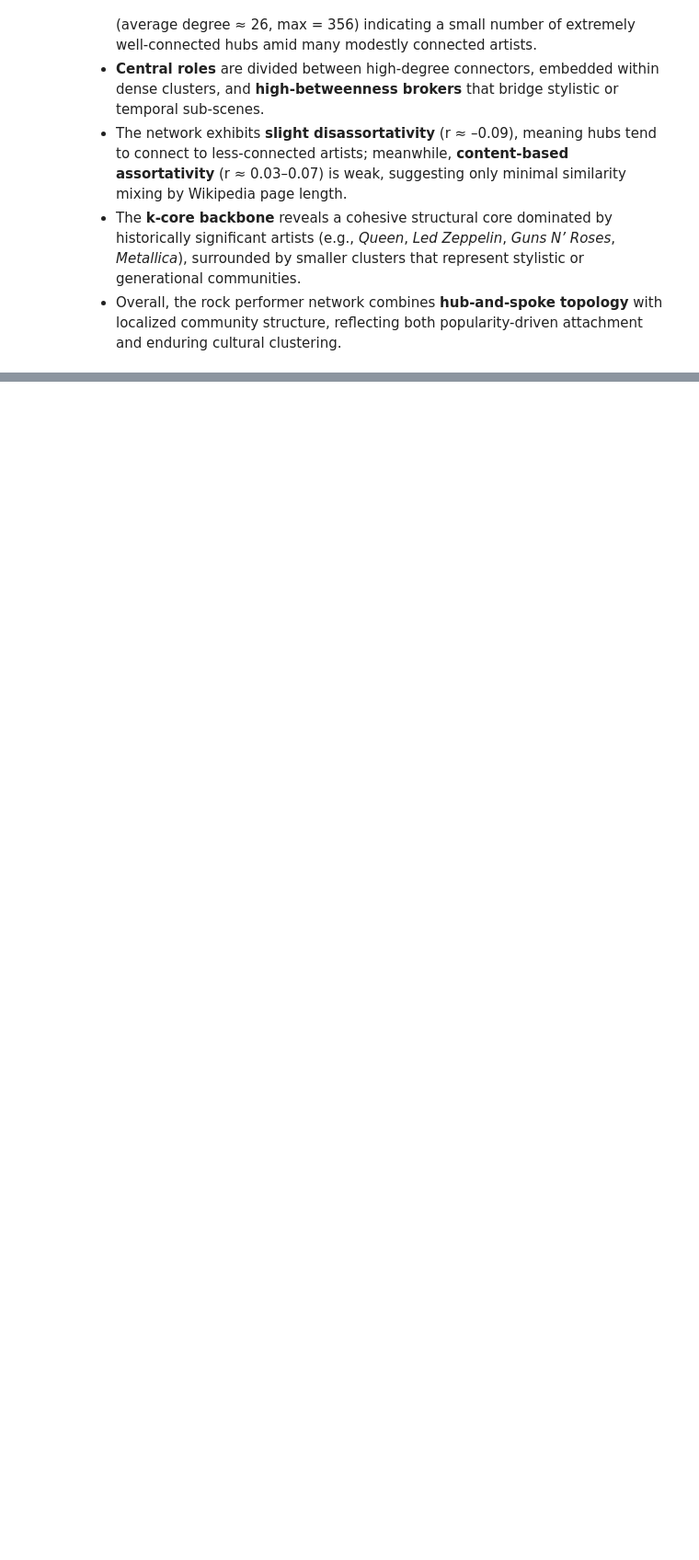
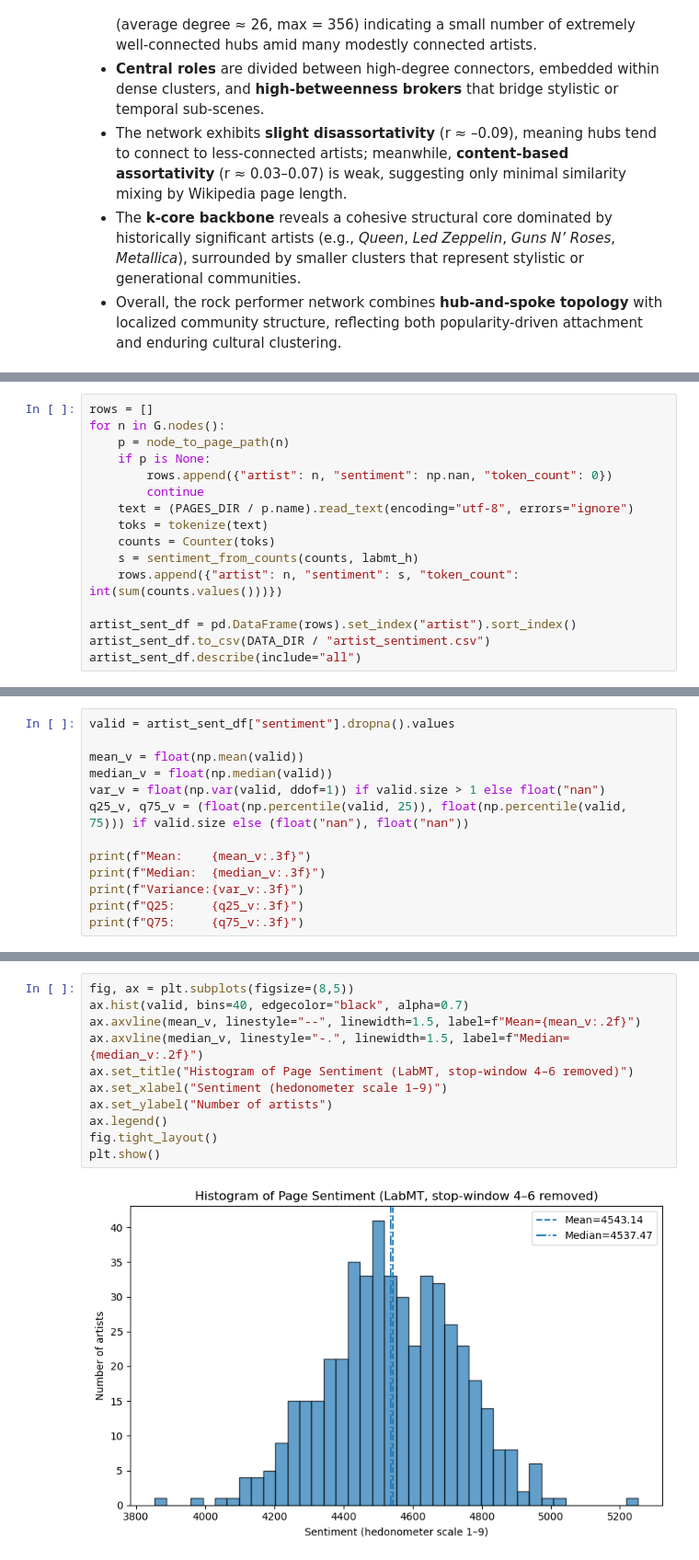
Before and after one commit to LeoItaly/02805-social-graphs-interactions, a Jupyter notebook: Assignment 2/assignment2.ipynb, the cells around one changed output, grey strips where cells are left out. Shown at 92% size. Saved outputs shown, nothing was run; the diff lists cells and outputs as text; blank space fills up the shorter version.

```diff
--- a/Assignment 2/assignment2.ipynb
+++ b/Assignment 2/assignment2.ipynb
@@ -342,0 +573,16 @@ Overall, the backbone visualization confirms that the rock performer network has
+# %%
+rows = []
+for n in G.nodes():
+    p = node_to_page_path(n)
+    if p is None:
+        rows.append({"artist": n, "sentiment": np.nan, "token_count": 0})
+        continue
+    text = (PAGES_DIR / p.name).read_text(encoding="utf-8", errors="ignore")
+    toks = tokenize(text)
+    counts = Counter(toks)
+    s = sentiment_from_counts(counts, labmt_h)
+    rows.append({"artist": n, "sentiment": s, "token_count": int(sum(counts.values()))})
+
+artist_sent_df = pd.DataFrame(rows).set_index("artist").sort_index()
+artist_sent_df.to_csv(DATA_DIR / "artist_sentiment.csv")
+artist_sent_df.describe(include="all")
@@ -342,0 +601,13 @@ Overall, the backbone visualization confirms that the rock performer network has
+# %%
+valid = artist_sent_df["sentiment"].dropna().values
+
+mean_v = float(np.mean(valid))
+median_v = float(np.median(valid))
+var_v = float(np.var(valid, ddof=1)) if valid.size > 1 else float("nan")
+q25_v, q75_v = (float(np.percentile(valid, 25)), float(np.percentile(valid, 75))) if valid.size else (float("nan"), float("nan"))
+
+print(f"Mean:    {mean_v:.3f}")
+print(f"Median:  {median_v:.3f}")
+print(f"Variance:{var_v:.3f}")
+print(f"Q25:     {q25_v:.3f}")
+print(f"Q75:     {q75_v:.3f}")
@@ -342,0 +620,13 @@ Overall, the backbone visualization confirms that the rock performer network has
+# %%
+fig, ax = plt.subplots(figsize=(8,5))
+ax.hist(valid, bins=40, edgecolor="black", alpha=0.7)
+ax.axvline(mean_v, linestyle="--", linewidth=1.5, label=f"Mean={mean_v:.2f}")
+ax.axvline(median_v, linestyle="-.", linewidth=1.5, label=f"Median={median_v:.2f}")
+ax.set_title("Histogram of Page Sentiment (LabMT, stop-window 4–6 removed)")
+ax.set_xlabel("Sentiment (hedonometer scale 1–9)")
+ax.set_ylabel("Number of artists")
+ax.legend()
+fig.tight_layout()
+plt.show()
+# %% [output]
+[figure, added]
```
Also changed, not shown: parts of 27 cells of this notebook.
